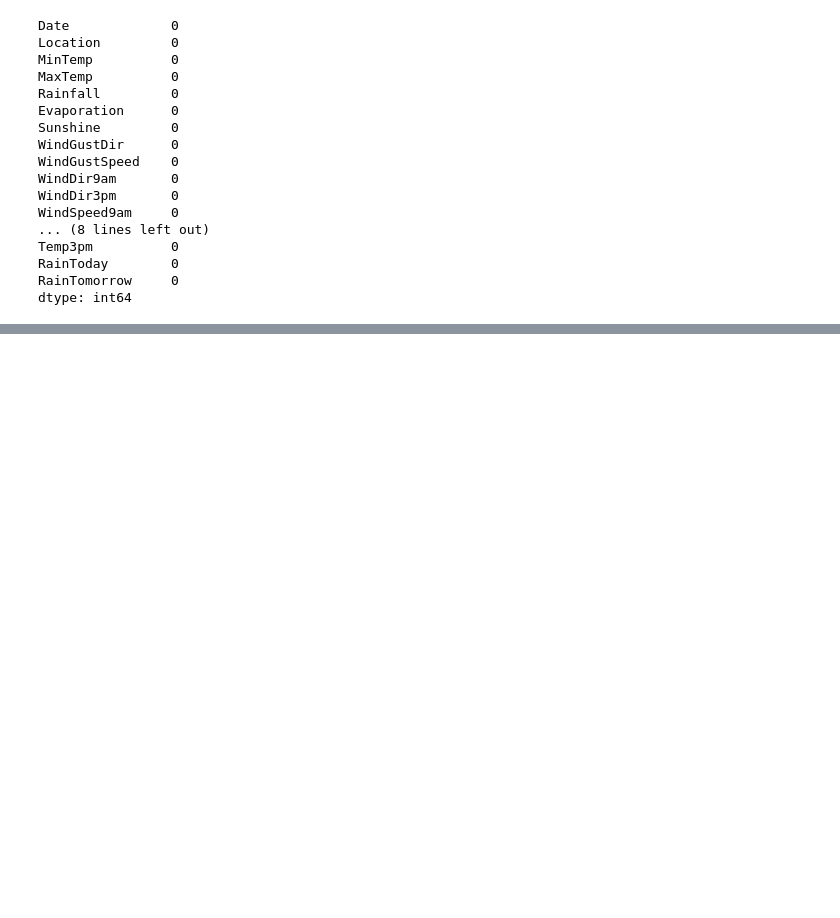
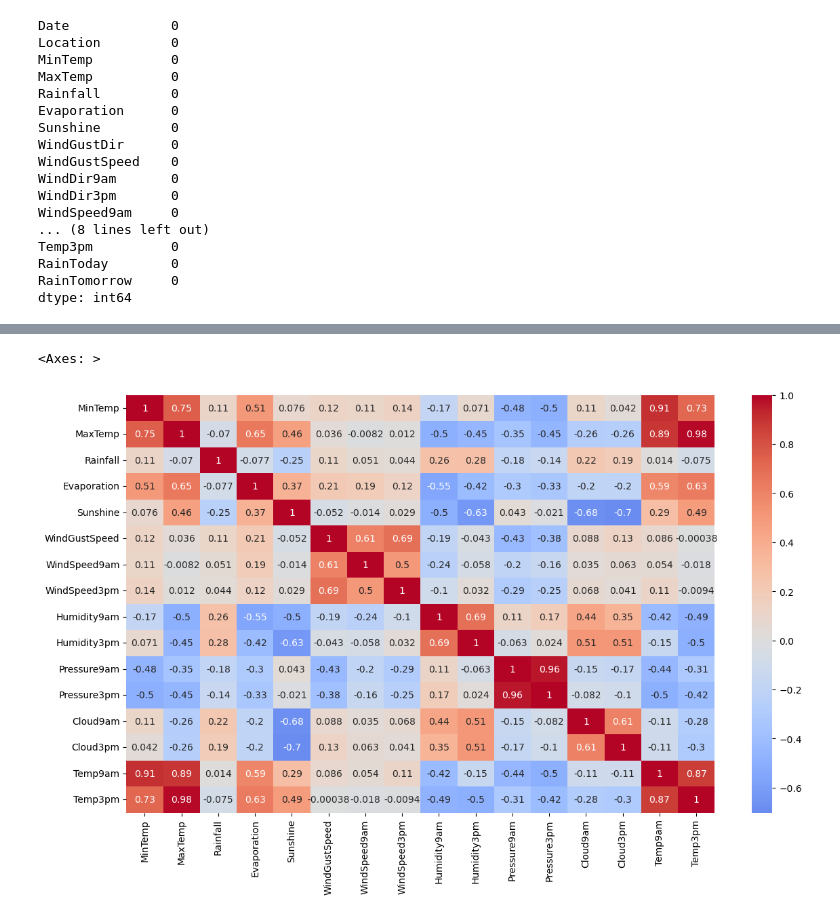
Before and after one commit to esco1729/HT05, a Jupyter notebook: HT6 (EDA).ipynb, the cells around one changed output, grey strips where cells are left out. Saved outputs shown, nothing was run; the diff lists cells and outputs as text; code cells hidden in the pictures; blank space fills up the shorter version.

```diff
--- a/HT6 (EDA).ipynb
+++ b/HT6 (EDA).ipynb
@@ -156,0 +199,6 @@ KeyError: "['WindSpeed3pm'] not found in axis"
+# %%
+plt.figure(figsize=(14, 8))
+sns.heatmap(df.corr(), cmap="coolwarm", annot=True, center=0)
+# %% [output]
+<Axes: >
+[figure, added]
```
Also changed, not shown: parts of 8 cells of this notebook.
